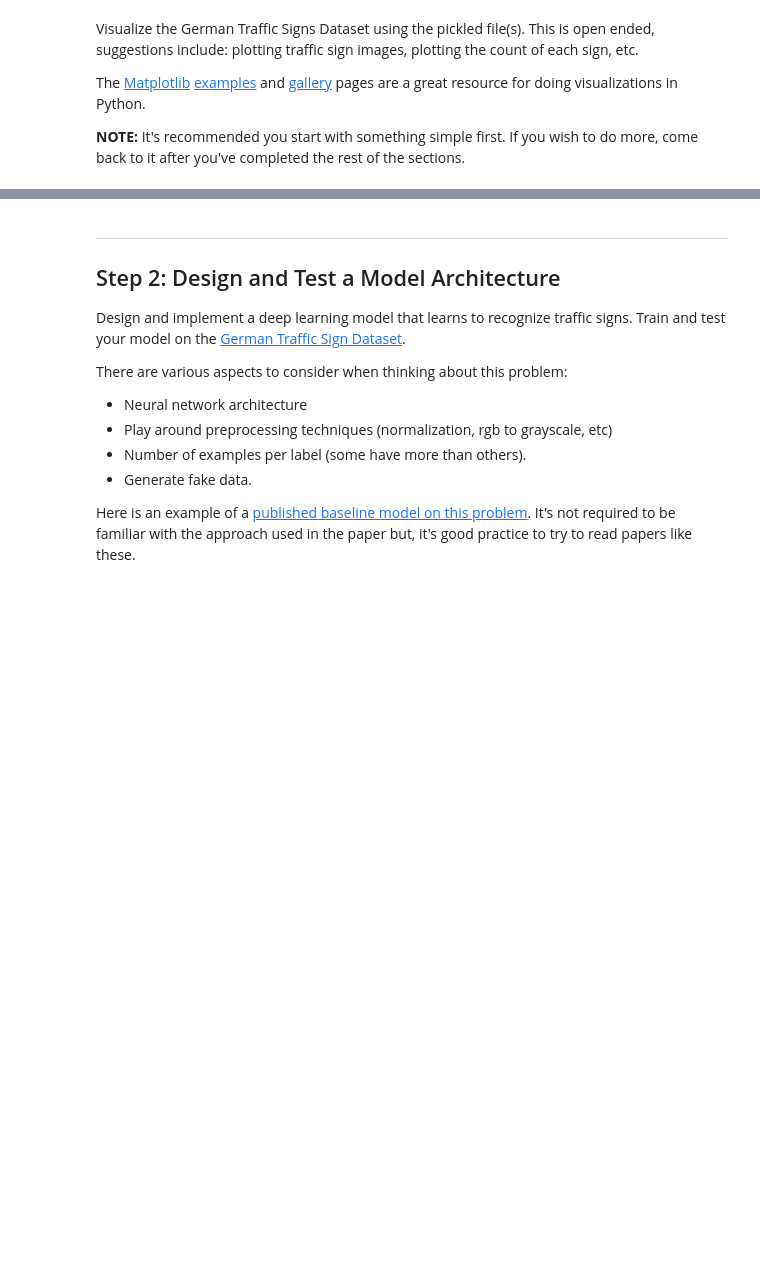
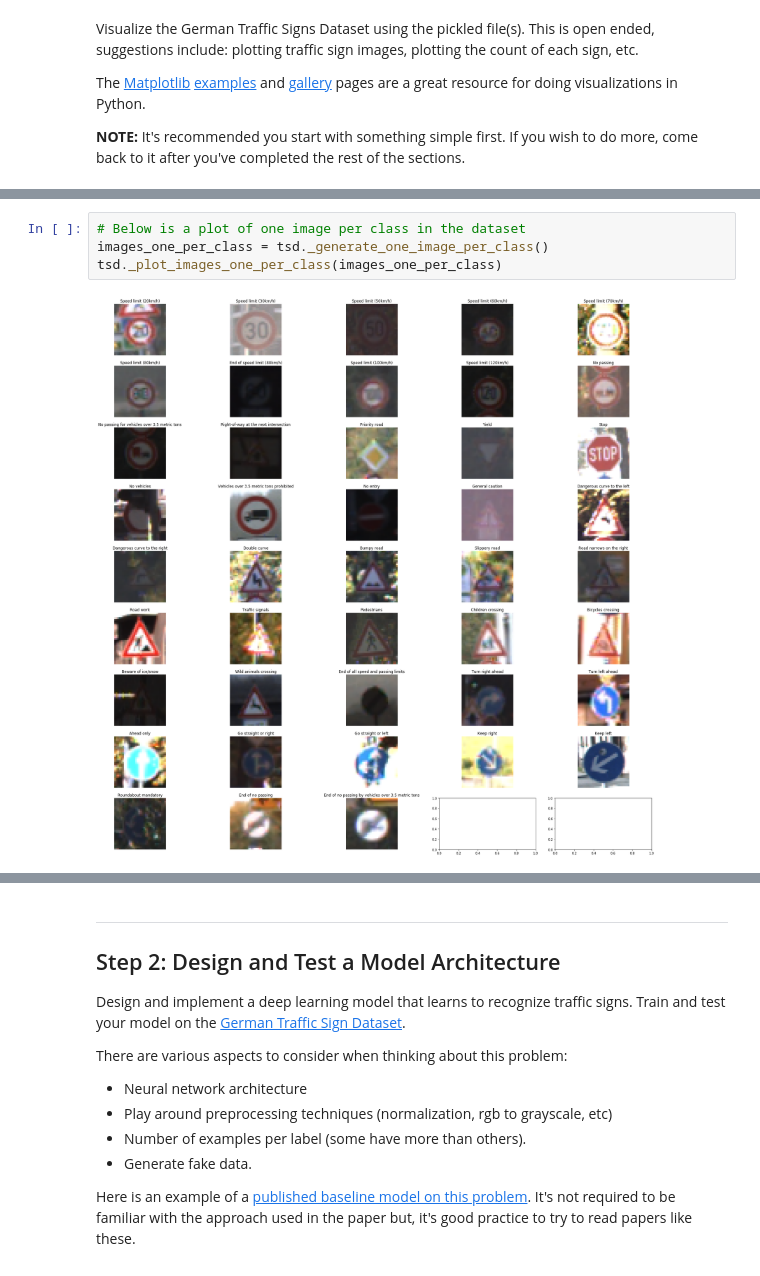
Before and after one commit to gokivego/CarND-Traffic-Sign-Classifier, a Jupyter notebook: Traffic_Sign_Classifier.ipynb, the cells around one changed output, grey strips where cells are left out. Saved outputs shown, nothing was run; the diff lists cells and outputs as text; blank space fills up the shorter version.

```diff
--- a/Traffic_Sign_Classifier.ipynb
+++ b/Traffic_Sign_Classifier.ipynb
@@ -118,0 +399,6 @@ NN = NN_training(train)
+# %%
+# Below is a plot of one image per class in the dataset
+images_one_per_class = tsd._generate_one_image_per_class()
+tsd._plot_images_one_per_class(images_one_per_class)
+# %% [output]
+[figure, added]
```
Also changed, not shown: parts of 60 cells of this notebook.
